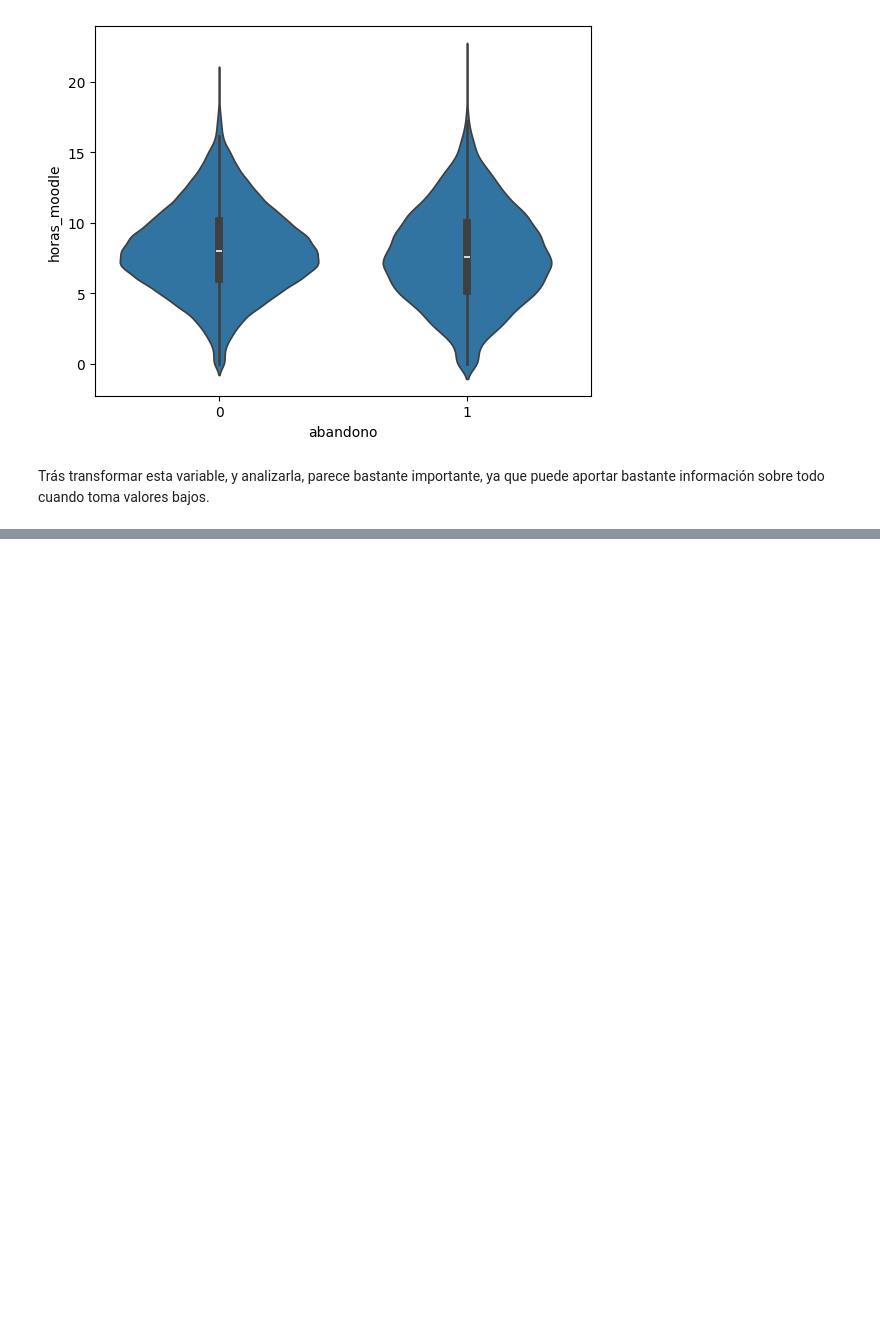
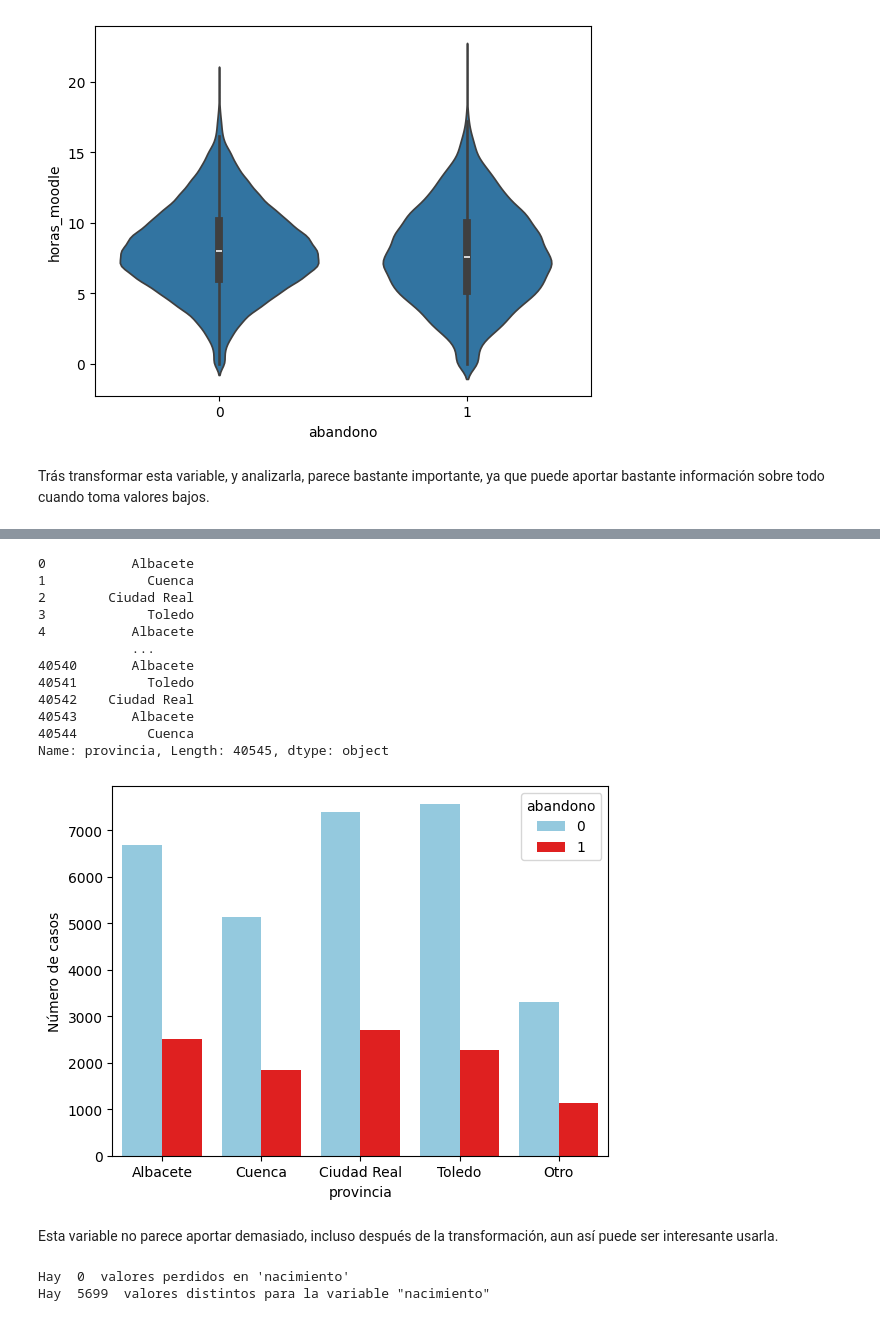
Before and after one commit to Marcos-Wth/Practica_1_Mineria_de_Datos, a Jupyter notebook: Práctica 1 - Análisis, procesamiento y validación .ipynb, the cells around one changed output, grey strips where cells are left out. Drawn from its saved outputs; the diff is of its cells as text; code cells hidden in the pictures; blank space fills up the shorter version.

```diff
--- a/Práctica 1 - Análisis, procesamiento y validación .ipynb
+++ b/Práctica 1 - Análisis, procesamiento y validación .ipynb
@@ -641,0 +684,41 @@ Trás transformar esta variable, y analizarla, parece bastante importante, ya qu
+# %%
+df_copia=df_train.copy(deep=True)
+
+df_copia['provincia']=df_copia['provincia'].apply(limpiar_provincia)
+
+print(df_copia['provincia'])
+
+sns.countplot(data=df_copia, x='provincia', hue='abandono', palette=['skyblue', 'red'])
+plt.ylabel('Número de casos')
+plt.show()
+# %% [output]
+0           Albacete
+1             Cuenca
+2        Ciudad Real
+3             Toledo
+4           Albacete
+            ...
+40540       Albacete
+40541         Toledo
+40542    Ciudad Real
+40543       Albacete
+40544         Cuenca
+Name: provincia, Length: 40545, dtype: object
+[figure, added]
+# %% [markdown]
+Esta variable no parece aportar demasiado, incluso después de la transformación, aun así puede ser interesante usarla.
+# %%
+# variable nacimiento
+perdidos = df_train['nacimiento'].isna().sum()
+print("Hay ",perdidos, " valores perdidos en 'nacimiento'")
+
+x = df_train['nacimiento'].nunique()
+print('Hay ',x,' valores distintos para la variable "nacimiento"')
+
+def limpiar_nacimiento(fecha) -> int:
+    if pd.isna(fecha):
+        return np.nan
+    return fecha.year
+# %% [output]
+Hay  0  valores perdidos en 'nacimiento'
+Hay  5699  valores distintos para la variable "nacimiento"
```
Also changed, not shown: parts of 16 cells of this notebook, 1 other file.
